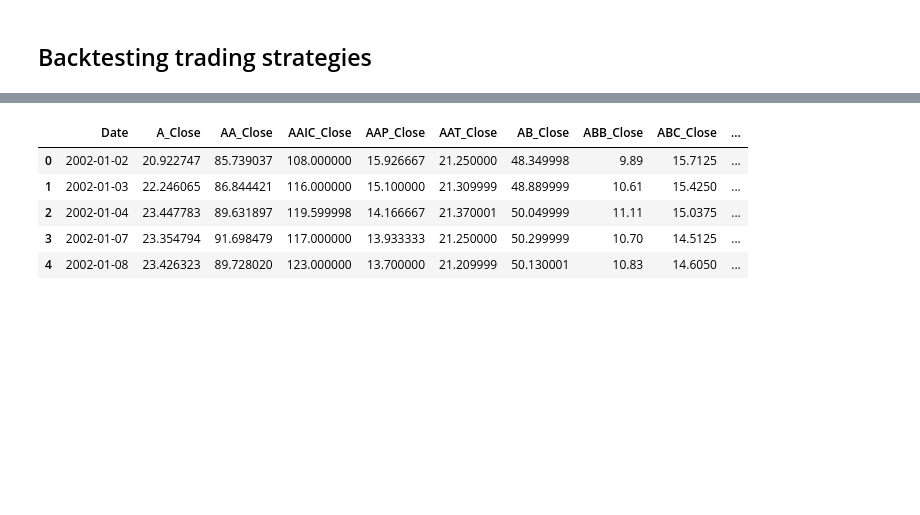
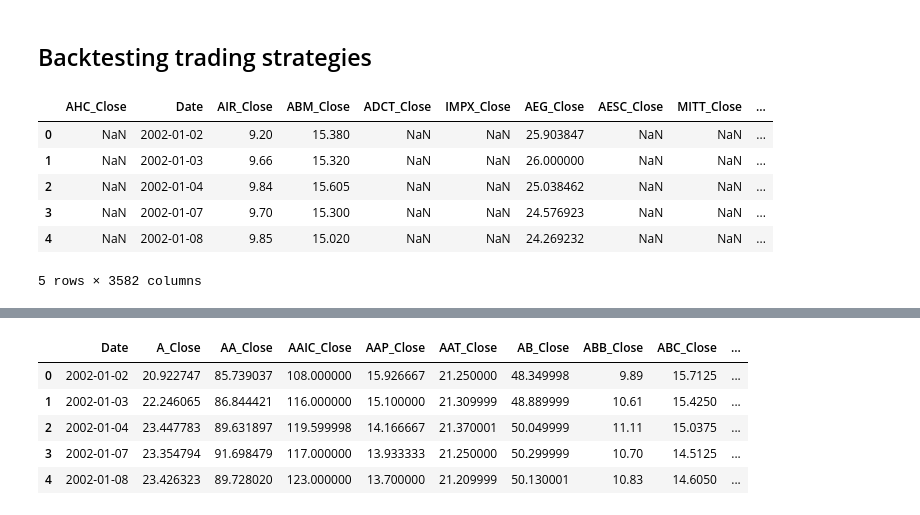
Before and after one commit to ryanlxz/backtesting, a Jupyter notebook: notebooks/test.ipynb, the cells around one changed output, grey strips where cells are left out. Drawn from its saved outputs; the diff is of its cells as text; code cells hidden in the pictures; blank space fills up the shorter version.

```diff
--- a/notebooks/test.ipynb
+++ b/notebooks/test.ipynb
@@ -18,3 +19,18 @@ import conf
 
 %load_ext autoreload
 %autoreload 2
+# %%
+RAW_DATAPATH = conf.backtest_conf["data"]["raw_datapath"]
+df = load_data(RAW_DATAPATH,['_Close'])
+# reorder columns by having date column be first
+# new_order = ['Date'] + [col for col in df.columns if col != 'Date']
+# df = df[new_order]
+df.head()
+# %% [output]
+|  | AHC_Close | Date | AIR_Close | ABM_Close | ADCT_Close | IMPX_Close | AEG_Close | AESC_Close | MITT_Close | ... |
+| 0 | NaN | 2002-01-02 | 9.20 | 15.380 | NaN | NaN | 25.903847 | NaN | NaN | ... |
+| 1 | NaN | 2002-01-03 | 9.66 | 15.320 | NaN | NaN | 26.000000 | NaN | NaN | ... |
+| 2 | NaN | 2002-01-04 | 9.84 | 15.605 | NaN | NaN | 25.038462 | NaN | NaN | ... |
+| 3 | NaN | 2002-01-07 | 9.70 | 15.300 | NaN | NaN | 24.576923 | NaN | NaN | ... |
+| 4 | NaN | 2002-01-08 | 9.85 | 15.020 | NaN | NaN | 24.269232 | NaN | NaN | ... |
+5 rows × 3582 columns
```
Also changed, not shown: parts of 19 cells of this notebook, 2 other files.
